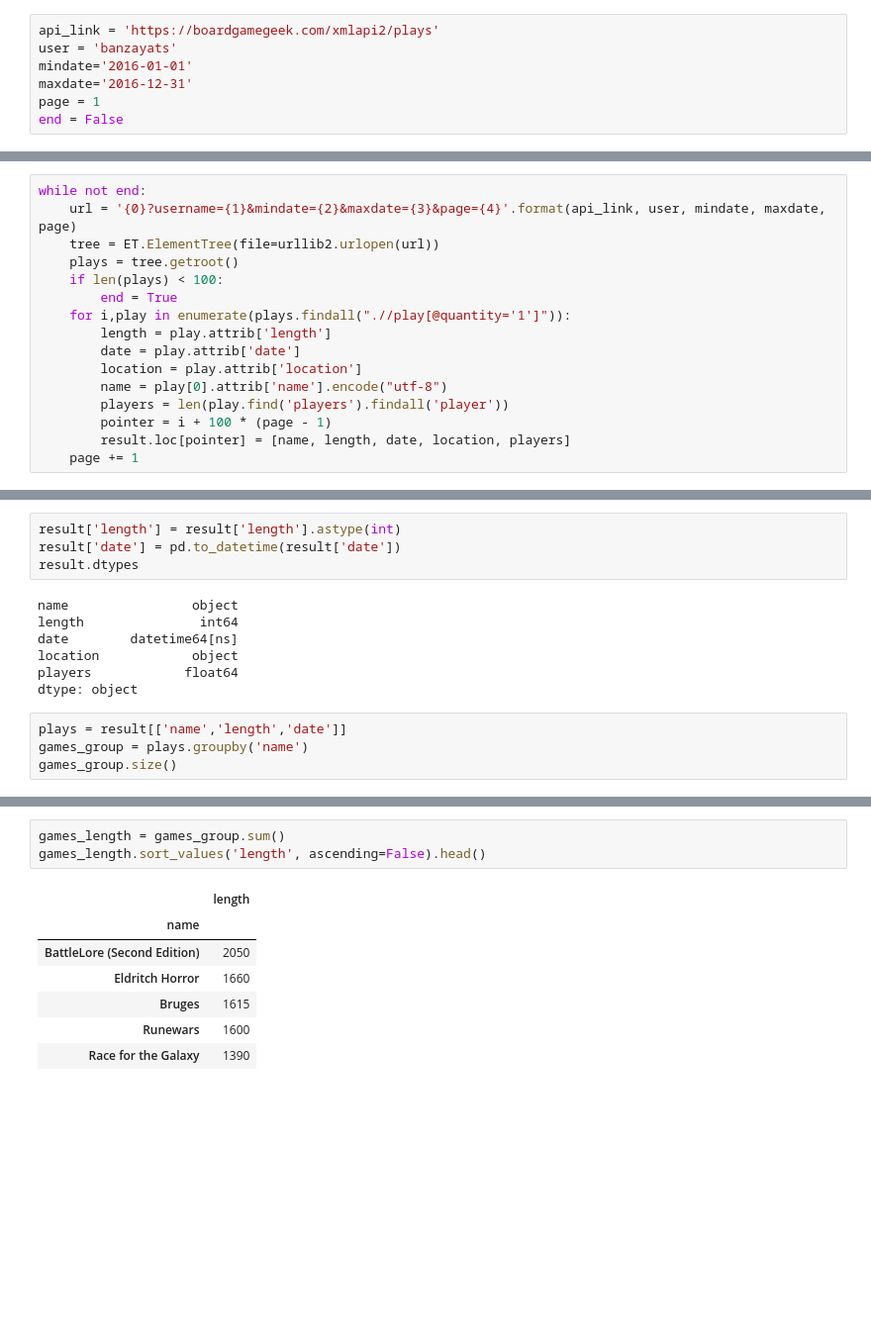
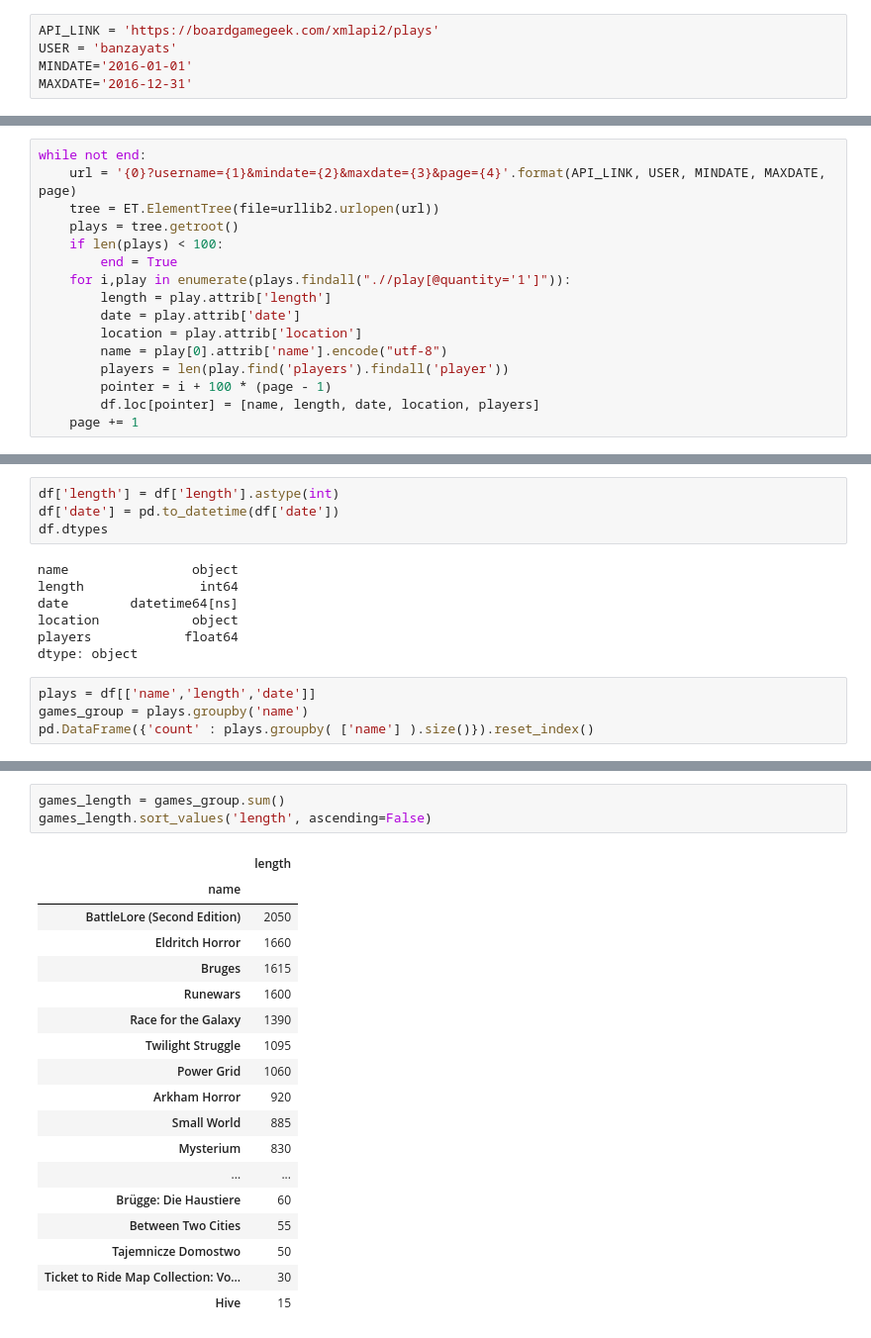
Before and after one commit to banzayats/bgg_xml_stats, a Jupyter notebook: BGG_stats.ipynb, the cells around one changed output, grey strips where cells are left out. Shown: that part at 99% size. Saved outputs shown, nothing was run; the diff lists cells and outputs as text; blank space fills up the shorter version.

```diff
--- a/BGG_stats.ipynb
+++ b/BGG_stats.ipynb
@@ -13,7 +17,5 @@ result = pd.DataFrame(columns=('name', 'length', 'date', 'location', 'players'))
 # %%
-api_link = 'https://boardgamegeek.com/xmlapi2/plays'
-user = 'banzayats'
-mindate='2016-01-01'
-maxdate='2016-12-31'
-page = 1
-end = False
+API_LINK = 'https://boardgamegeek.com/xmlapi2/plays'
+USER = 'banzayats'
+MINDATE='2016-01-01'
+MAXDATE='2016-12-31'
@@ -20,6 +27,6 @@ end = False
 # %%
 while not end:
-    url = '{0}?username={1}&mindate={2}&maxdate={3}&page={4}'.format(api_link, user, mindate, maxdate, page)
+    url = '{0}?username={1}&mindate={2}&maxdate={3}&page={4}'.format(API_LINK, USER, MINDATE, MAXDATE, page)
     tree = ET.ElementTree(file=urllib2.urlopen(url))
     plays = tree.getroot()
     if len(plays) < 100:
@@ -31,6 +38,6 @@ while not end:
         name = play[0].attrib['name'].encode("utf-8")
         players = len(play.find('players').findall('player'))
         pointer = i + 100 * (page - 1)
-        result.loc[pointer] = [name, length, date, location, players]
+        df.loc[pointer] = [name, length, date, location, players]
     page += 1
 # %%
@@ -49,7 +56,7 @@ result.shape
 # %%
-result['length'] = result['length'].astype(int)
-result['date'] = pd.to_datetime(result['date'])
-result.dtypes
+df['length'] = df['length'].astype(int)
+df['date'] = pd.to_datetime(df['date'])
+df.dtypes
 # %% [output]
 name                object
 length               int64
@@ -58,7 +65,7 @@ location            object
 players            float64
 dtype: object
 # %%
-plays = result[['name','length','date']]
+plays = df[['name','length','date']]
 games_group = plays.groupby('name')
-games_group.size()
+pd.DataFrame({'count' : plays.groupby( ['name'] ).size()}).reset_index()
 # %% [output]
@@ -82,11 +89,22 @@ dtype: int64
 # %%
 games_length = games_group.sum()
-games_length.sort_values('length', ascending=False).head()
+games_length.sort_values('length', ascending=False)
 # %% [output]
 |  | length |
 | name |  |
 | BattleLore (Second Edition) | 2050 |
 | Eldritch Horror | 1660 |
 | Bruges | 1615 |
 | Runewars | 1600 |
 | Race for the Galaxy | 1390 |
+| Twilight Struggle | 1095 |
+| Power Grid | 1060 |
+| Arkham Horror | 920 |
+| Small World | 885 |
+| Mysterium | 830 |
+| ... | ... |
+| Brügge: Die Haustiere | 60 |
+| Between Two Cities | 55 |
+| Tajemnicze Domostwo | 50 |
+| Ticket to Ride Map Collection: Vo... | 30 |
+| Hive | 15 |
```
Also changed, not shown: parts of 10 cells of this notebook.
